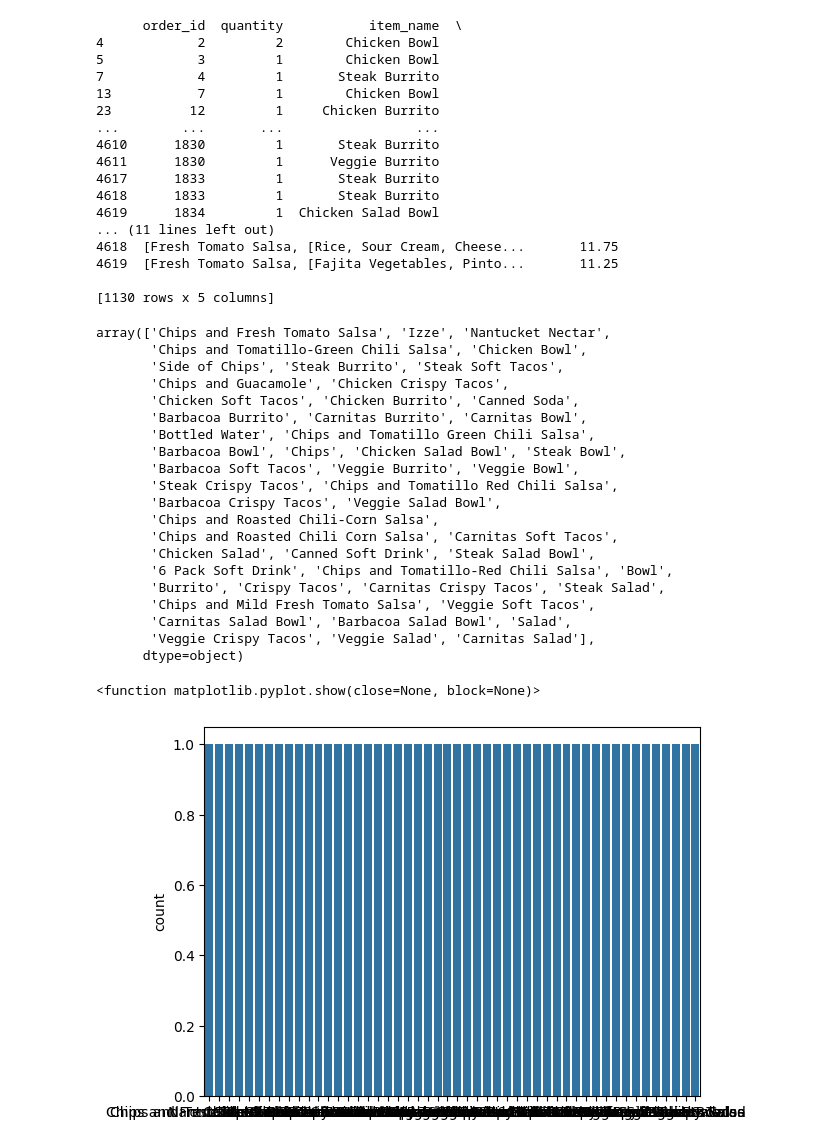
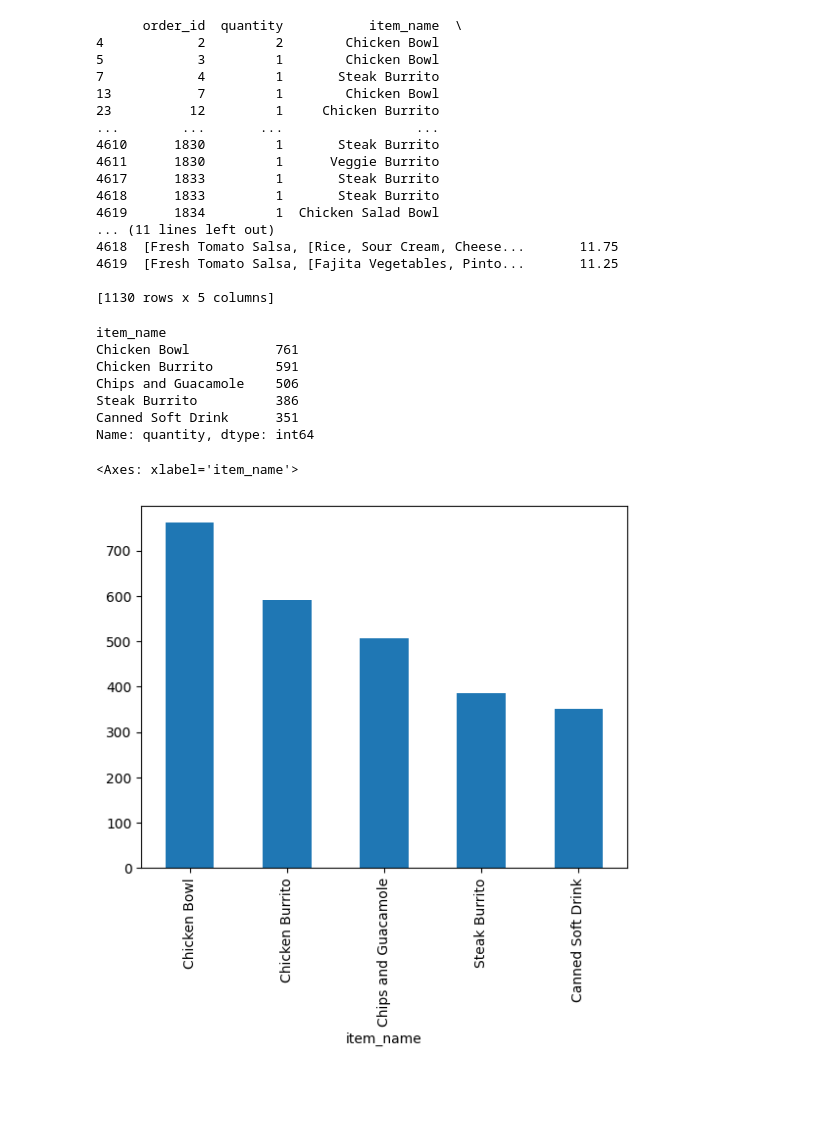
Before and after one commit to Shripadm-29/Team_data_exploration, a Jupyter notebook: Working_doc.ipynb, the cells around one changed output. Saved outputs shown, nothing was run; the diff lists cells and outputs as text; code cells hidden in the pictures; blank space fills up the shorter version.

```diff
--- a/Working_doc.ipynb
+++ b/Working_doc.ipynb
@@ -113,34 +109,21 @@ print(ten_plus)
 4619  [Fresh Tomato Salsa, [Fajita Vegetables, Pinto...       11.25
 
 [1130 rows x 5 columns]
+# %%
+top5_items = chipotle_data.groupby('item_name')['quantity'].sum().nlargest(5)
+top5_items
+# %% [output]
+item_name
+Chicken Bowl           761
+Chicken Burrito        591
+Chips and Guacamole    506
+Steak Burrito          386
+Canned Soft Drink      351
+Name: quantity, dtype: int64
 # %%
-chipotle_data['item_name'].unique()
+unique_items = chipotle_data['item_name'].unique()
-# %% [output]
-array(['Chips and Fresh Tomato Salsa', 'Izze', 'Nantucket Nectar',
-       'Chips and Tomatillo-Green Chili Salsa', 'Chicken Bowl',
-       'Side of Chips', 'Steak Burrito', 'Steak Soft Tacos',
-       'Chips and Guacamole', 'Chicken Crispy Tacos',
-       'Chicken Soft Tacos', 'Chicken Burrito', 'Canned Soda',
-       'Barbacoa Burrito', 'Carnitas Burrito', 'Carnitas Bowl',
-       'Bottled Water', 'Chips and Tomatillo Green Chili Salsa',
-       'Barbacoa Bowl', 'Chips', 'Chicken Salad Bowl', 'Steak Bowl',
-       'Barbacoa Soft Tacos', 'Veggie Burrito', 'Veggie Bowl',
-       'Steak Crispy Tacos', 'Chips and Tomatillo Red Chili Salsa',
-       'Barbacoa Crispy Tacos', 'Veggie Salad Bowl',
-       'Chips and Roasted Chili-Corn Salsa',
-       'Chips and Roasted Chili Corn Salsa', 'Carnitas Soft Tacos',
-       'Chicken Salad', 'Canned Soft Drink', 'Steak Salad Bowl',
-       '6 Pack Soft Drink', 'Chips and Tomatillo-Red Chili Salsa', 'Bowl',
-       'Burrito', 'Crispy Tacos', 'Carnitas Crispy Tacos', 'Steak Salad',
-       'Chips and Mild Fresh Tomato Salsa', 'Veggie Soft Tacos',
-       'Carnitas Salad Bowl', 'Barbacoa Salad Bowl', 'Salad',
-       'Veggie Crispy Tacos', 'Veggie Salad', 'Carnitas Salad'],
-      dtype=object)
-# %%
-unique_items = chipotle_data['item_name'].unique()
-
-sns.countplot(x=unique_items)
-plt.show
-# %% [output]
-<function matplotlib.pyplot.show(close=None, block=None)>
-[figure, removed]
+# %%
+top5_items.plot.bar()
+# %% [output]
+<Axes: xlabel='item_name'>
+[figure, added]
```
Also changed, not shown: parts of 6 cells of this notebook.
